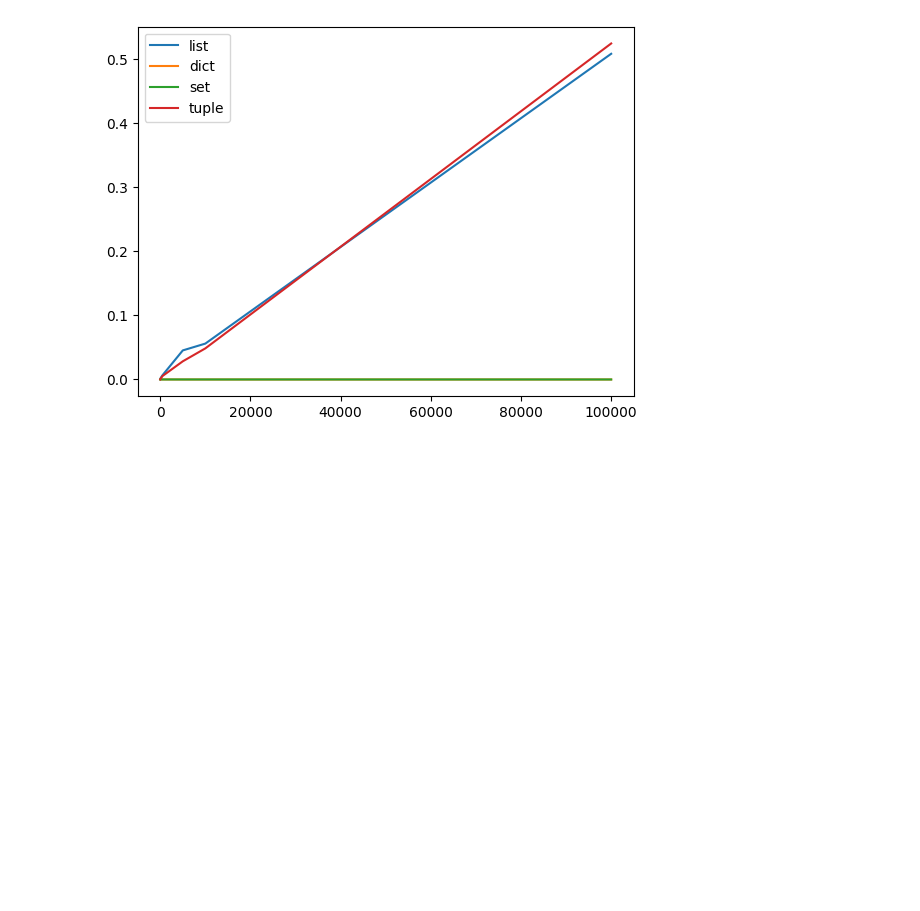
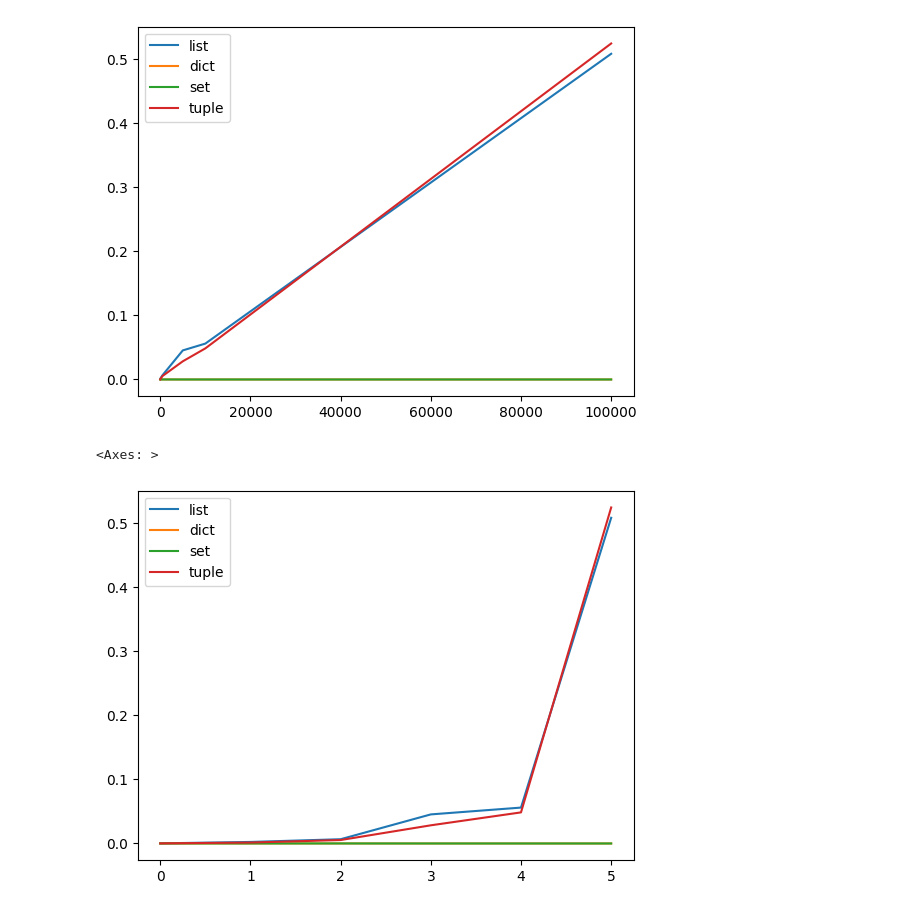
Before and after one commit to oh-ce-cours/pya-12-11-24, a Jupyter notebook: tape_en_cours/Jour 2.ipynb, the cells around one changed output. Cells and saved outputs as stored; diff of their text form; code cells hidden in the pictures; blank space fills up the shorter version.

```diff
--- a/tape_en_cours/Jour 2.ipynb
+++ b/tape_en_cours/Jour 2.ipynb
@@ -124,3 +124,9 @@ tuple
 [figure]
 # %%
 import pandas as pd
+# %%
+df = pd.DataFrame(results)
+df.plot()
+# %% [output]
+<Axes: >
+[figure, added]
```
